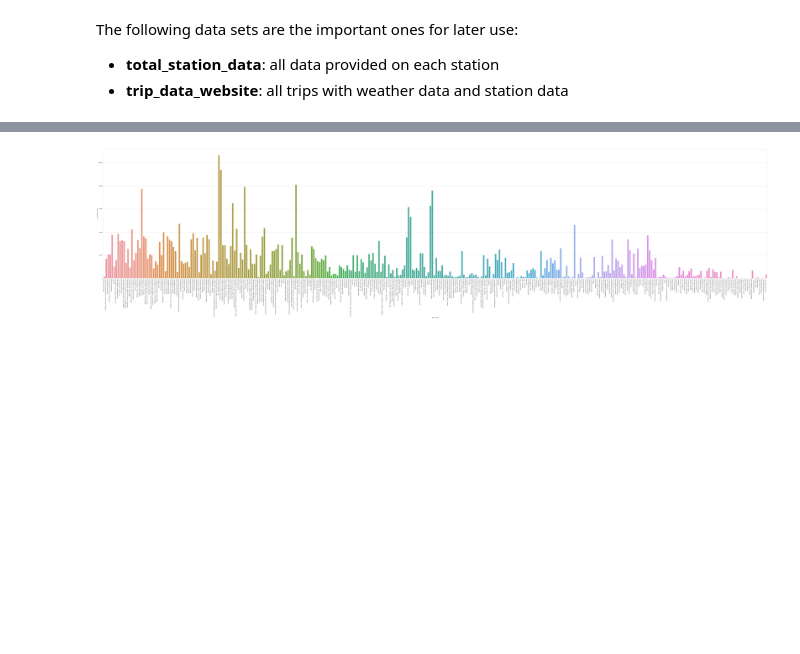
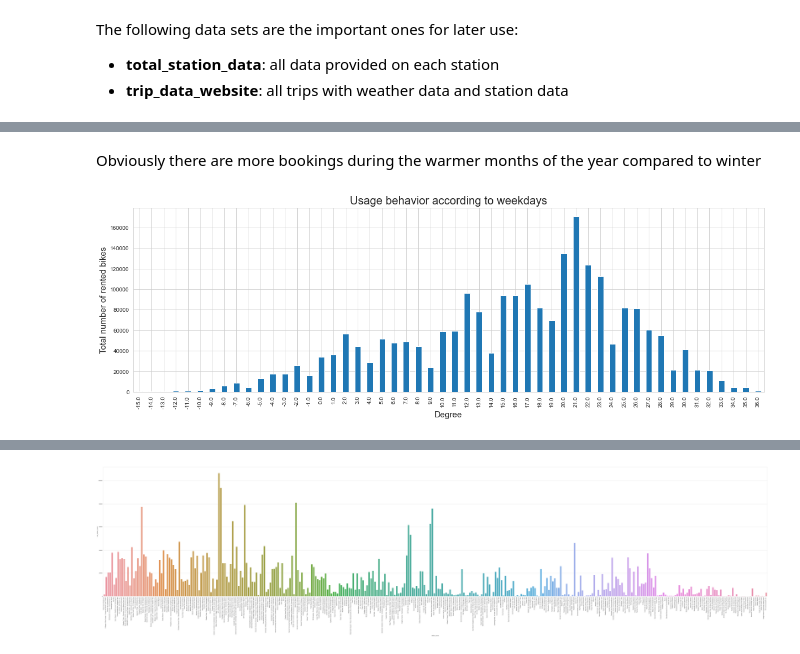
Before and after one commit to JuliusScheuerer/AA_Team_12_Assignment, a Jupyter notebook: AA_Team_12_Code.ipynb, the cells around one changed output, grey strips where cells are left out. Drawn from its saved outputs; the diff is of its cells as text; code cells hidden in the pictures; blank space fills up the shorter version.

```diff
--- a/AA_Team_12_Code.ipynb
+++ b/AA_Team_12_Code.ipynb
@@ -630,0 +662,15 @@ trip_data_website.head(1)
+# %% [markdown]
+Obviously there are more bookings during the warmer months of the year compared to winter
+# %%
+#At what Temparature have the most trips been taken
+mean_temps = (trip_data_website['min_temp'] + trip_data_website['max_temp']) / 2
+mean_temps = mean_temps.apply(np.floor)
+
+mean_temps_data = mean_temps.groupby(mean_temps).count().plot.bar(figsize=(20,6))
+
+mpl.title('Usage behavior according to weekdays', fontsize=20)
+mpl.xlabel('Degree', fontsize=15)
+mpl.ylabel('Total number of rented bikes', fontsize=15)
+mpl.show()
+# %% [output]
+[figure, added]
```
Also changed, not shown: parts of 20 cells of this notebook.
